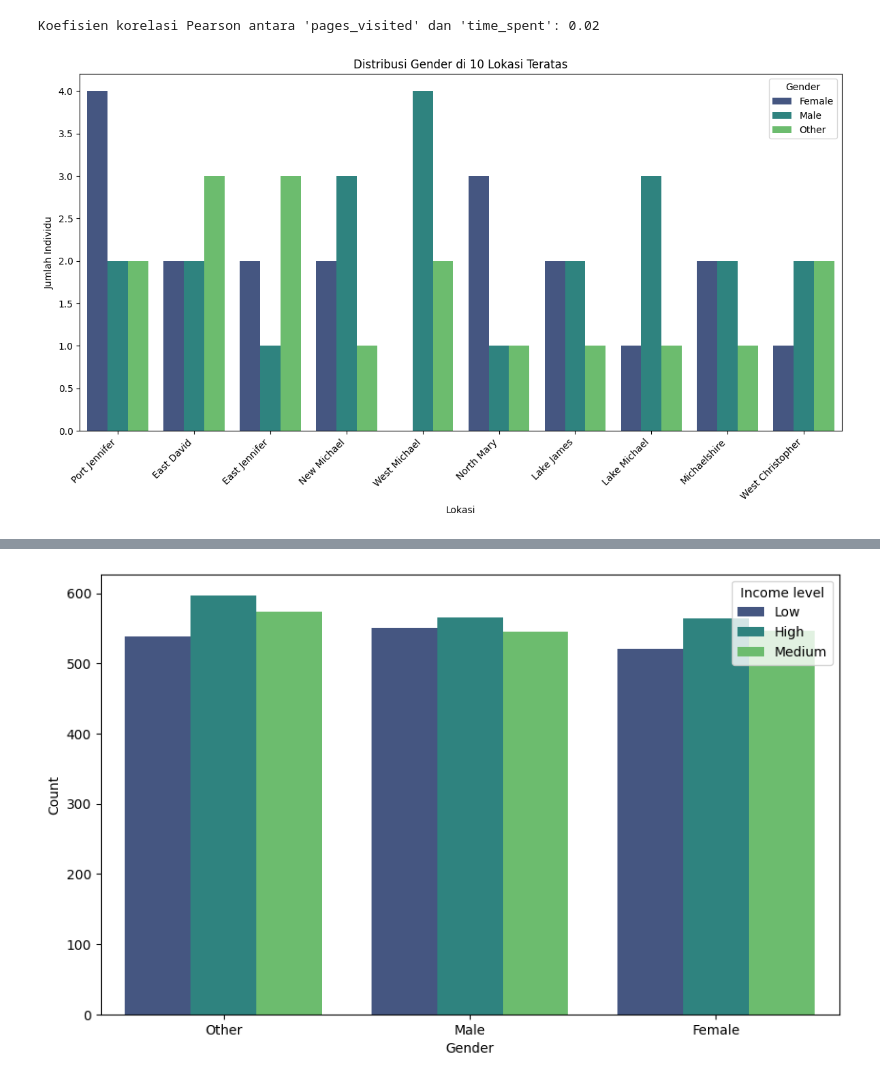
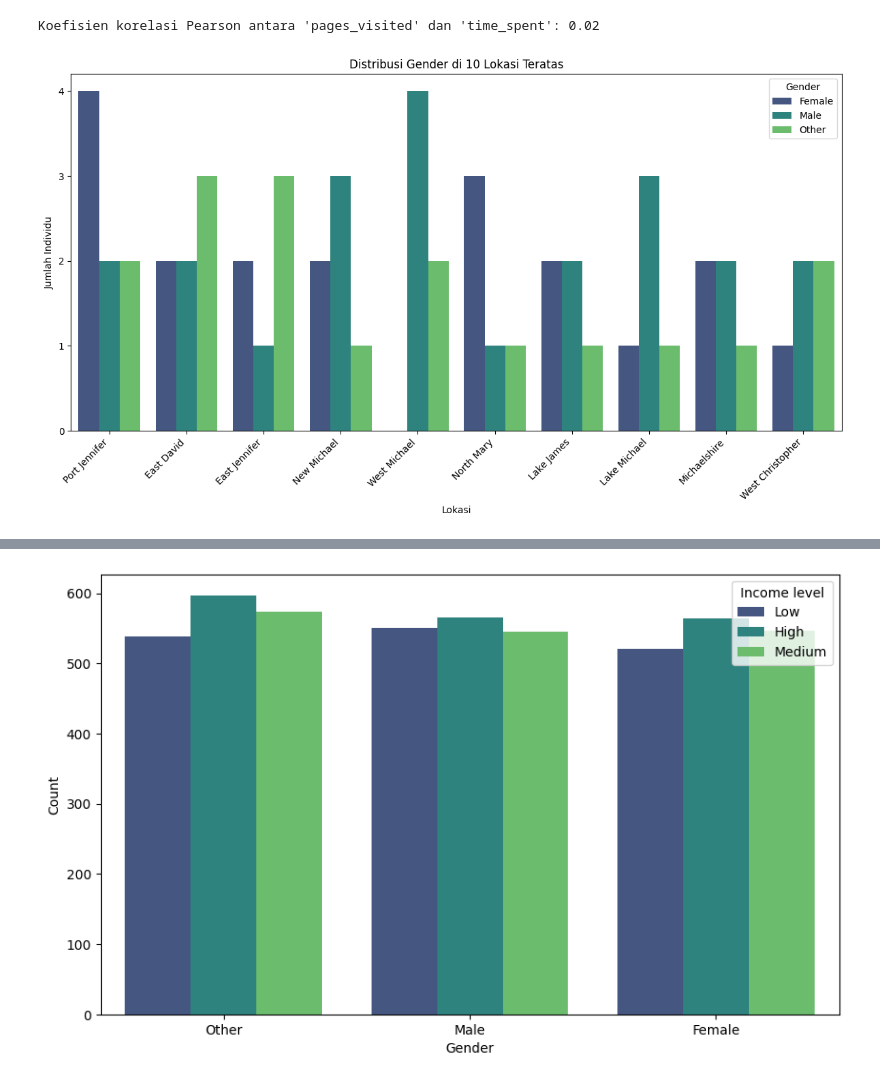
Before and after one commit to Arfan-Susanto/Projek-Data-Analyst, a Jupyter notebook: (Progress) Kaggle - AI-Driven Consumer Behavior/Progress.ipynb, the cells around one changed output, grey strips where cells are left out. Drawn from its saved outputs; the diff is of its cells as text; code cells hidden in the pictures.

```diff
--- a/(Progress) Kaggle - AI-Driven Consumer Behavior/Progress.ipynb
+++ b/(Progress) Kaggle - AI-Driven Consumer Behavior/Progress.ipynb
@@ -307,19 +305,21 @@ print(f"Koefisien korelasi Pearson antara 'pages_visited' dan 'time_spent': {cor
 # %% [output]
 Koefisien korelasi Pearson antara 'pages_visited' dan 'time_spent': 0.02
 # %%
+contingency_table_all = pd.crosstab(df['location'], df['gender'])
 location_counts = contingency_table_all.sum(axis=1).sort_values(ascending=False)
 top_10_locations = location_counts.head(10).index
 contingency_table_top_10 = contingency_table_all.loc[top_10_locations]
 df_top_10_melted = contingency_table_top_10.reset_index().melt(id_vars='location', var_name='gender', value_name='count')
 
 plt.figure(figsize=(12, 7))
 sns.barplot(data=df_top_10_melted, x='location', y='count', hue='gender', palette='viridis')
 plt.title('Distribusi Gender di 10 Lokasi Teratas')
 plt.xlabel('Lokasi')
 plt.ylabel('Jumlah Individu')
 plt.xticks(rotation=45, ha='right')
+plt.yticks(np.arange(0, df_top_10_melted['count'].max() + 1, 1))
 plt.legend(title='Gender')
 plt.tight_layout()
 plt.show()
 # %% [output]
-[figure, old version]
+[figure, new version]
```
Also changed, not shown: parts of 9 cells of this notebook.
